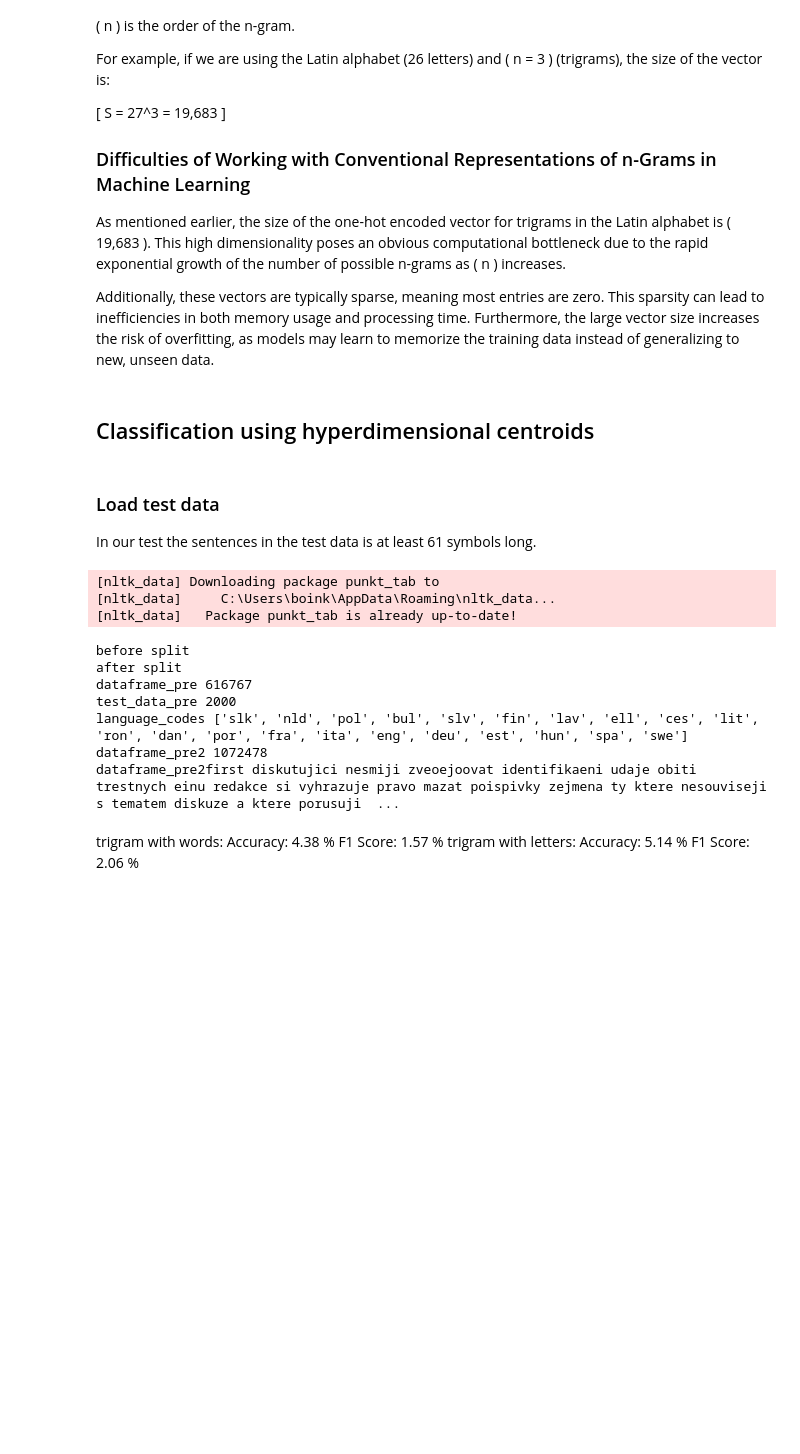
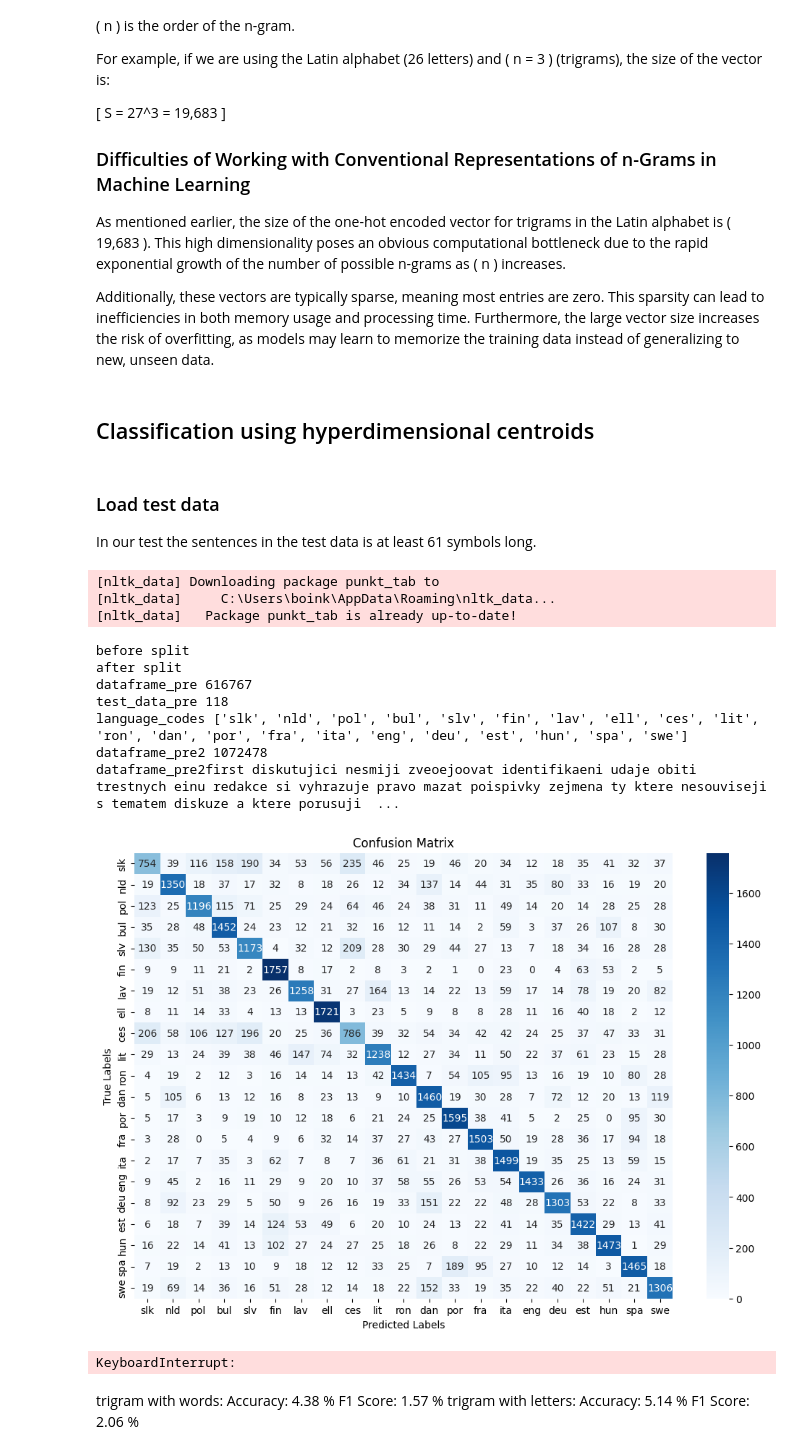
Before and after one commit to elliot-eriksson/D7041E-laborations, a Jupyter notebook: D7041E/Lab3-random-hyperdimensional-data-representations/lab3_Elliot_eriksson.ipynb, the cells around one changed output. Saved outputs shown, nothing was run; the diff lists cells and outputs as text; code cells hidden in the pictures; blank space fills up the shorter version.

```diff
--- a/D7041E/Lab3-random-hyperdimensional-data-representations/lab3_Elliot_eriksson.ipynb
+++ b/D7041E/Lab3-random-hyperdimensional-data-representations/lab3_Elliot_eriksson.ipynb
@@ -383,57 +383,46 @@ traindatapre = [split_data[lang]['trainingdata'] for lang in split_data]
 traindatapre = np.array(traindatapre)
 print("dataframe_pre", len(traindatapre[0]))
 test_data_pre = [split_data[lang]['testingdata'] for lang in split_data]
+test_data_pre = np.array(test_data_pre)
+test_data_pre = np.concatenate(test_data_pre).ravel()
 print("test_data_pre", len(test_data_pre[0]))
 language_codes = list(split_data.keys())
 print("language_codes", language_codes)
 print("dataframe_pre2", len(dataframe_pre2[0]))
 print("dataframe_pre2first", dataframe_pre2[1])
 print("dataframe_pre2first", dataframe_pre2[2])
 
-# print(len(split_data['eng']['group1']))  # First group of English sentences
-# print(len(split_data['eng']['group2']))  # Second group of English sentences
-# print(len(split_data['eng']['group3']))  # Third group of English sentences
 
-# traindataframe = dataframe_pre[:6000]
-# testdataframe = dataframe_pre[6000:8000]
-# validationdataframe = dataframe_pre[8000:10000]
-
-# for i in range(len(dataframe_pre)):
-#     traindataframe[i] = dataframe_pre[i][:6000]
-# traindataframetest = ' '.join(traindataframe)
-
-# print("traindataframe", traindataframetest[0])
-# print("testdataframe", traindataframe)
-
-
-# dataframe_pre, traindataframe, testdataframe, validationdataframe = preprocess_data(dataframes)
-# print("test data", traindataframe[20], testdataframe[20], validationdataframe[20])
-# print("dataframe", dataframe_pre[20])
-# print("traindata", traindataframe)
 
 test_data2 = load_specific_test_data('test-data', language_codes)
 test_data_pre2 = test_data2['text']
 test_data_pre2 = np.array(test_data_pre2)
 test_labels = [text[-3:] for text in test_data2['language']]
 test_data_pre2 = np.concatenate(test_data_pre2).ravel()
-print("test_data_pre2", test_data_pre2['text'], test_data_pre2['language'])
+print("test_data_pre2", test_data_pre2[0])
+print("test_labels", test_labels)
 
-predicted_labels_all = test(traindatapre, language_codes, test_data_pre2, 100)
+predicted_labels_testing = test(traindatapre, language_codes, test_data_pre, d)
+cm = prediction_accuracy(predicted_labels_testing, test_labels, language_codes)
+confusion_matrix_heatmap(cm, language_codes)
 
+predicted_labels_all = test(traindatapre, language_codes, test_data_pre2, d)
 cm = prediction_accuracy(predicted_labels_all, test_labels, language_codes)
 confusion_matrix_heatmap(cm, language_codes)
 
 # # predicted_labels_all2 = test(traindataframe, language_codes, test_data_pre2, 1000)
 # cm = prediction_accuracy(predicted_labels_all2, test_labels, language_codes)
 # confusion_matrix_heatmap(cm, language_codes)
 # %% [output]
 before split
 after split
 dataframe_pre 616767
-test_data_pre 2000
+test_data_pre 118
 language_codes ['slk', 'nld', 'pol', 'bul', 'slv', 'fin', 'lav', 'ell', 'ces', 'lit', 'ron', 'dan', 'por', 'fra', 'ita', 'eng', 'deu', 'est', 'hun', 'spa', 'swe']
 dataframe_pre2 1072478
 dataframe_pre2first diskutujici nesmiji zveoejoovat identifikaeni udaje obiti trestnych einu redakce si vyhrazuje pravo mazat poispivky zejmena ty ktere nesouviseji s tematem diskuze a ktere porusuji  ...
+[figure, added]
+KeyboardInterrupt:
 # %% [markdown]
 trigram with words: Accuracy: 4.38 %
 F1 Score: 1.57 %
```
